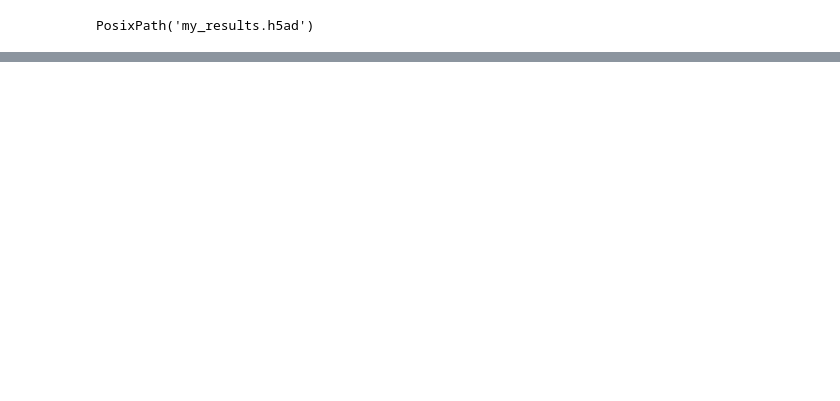
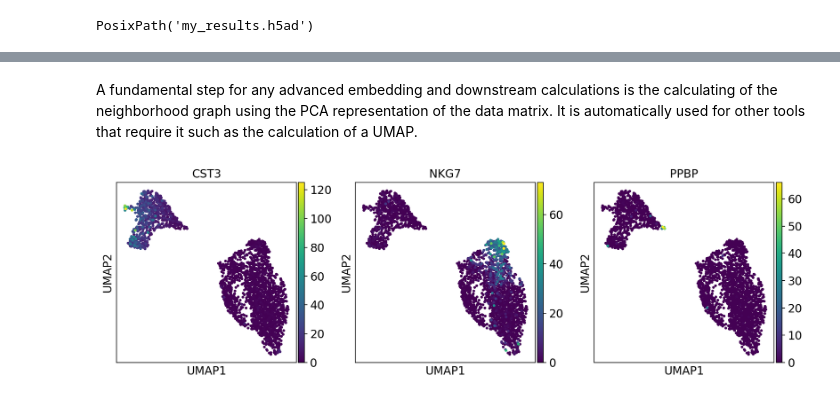
Before and after one commit to eagnanta/scrna-practice, a Jupyter notebook: fundamental_data_structures_and_frameworks_practice.ipynb, the cells around one changed output, grey strips where cells are left out. Cells and saved outputs as stored; diff of their text form; code cells hidden in the pictures; blank space fills up the shorter version.

```diff
--- a/fundamental_data_structures_and_frameworks_practice.ipynb
+++ b/fundamental_data_structures_and_frameworks_practice.ipynb
@@ -270,0 +300,5 @@ adata.file.close()
+# %%
+import scanpy as sc
+
+sc.settings.set_figure_params(dpi=80, facecolor="white")
+sc.logging.print_header()
@@ -270,0 +342,5 @@ adata.file.close()
+# %%
+adata = ln.Artifact.get(
+    key="introduction/fundamental_data_structures_and_frameworks.h5ad", is_latest=True
+).load()
+adata
@@ -270,0 +394,3 @@ adata.file.close()
+# %% [markdown]
+A fundamental step for any advanced embedding and downstream calculations is the calculating of the neighborhood graph using the PCA representation of the data matrix.
+It is automatically used for other tools that require it such as the calculation of a UMAP.
@@ -270,0 +401,4 @@ adata.file.close()
+# %%
+sc.pl.umap(adata, color=["CST3", "NKG7", "PPBP"])
+# %% [output]
+[figure, added]
```
Also changed, not shown: parts of 47 cells of this notebook, 1 other file.
